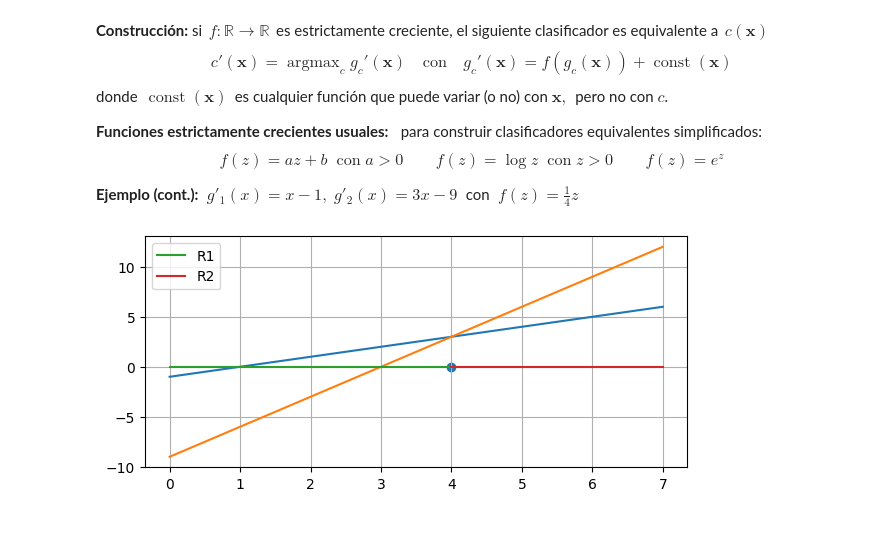
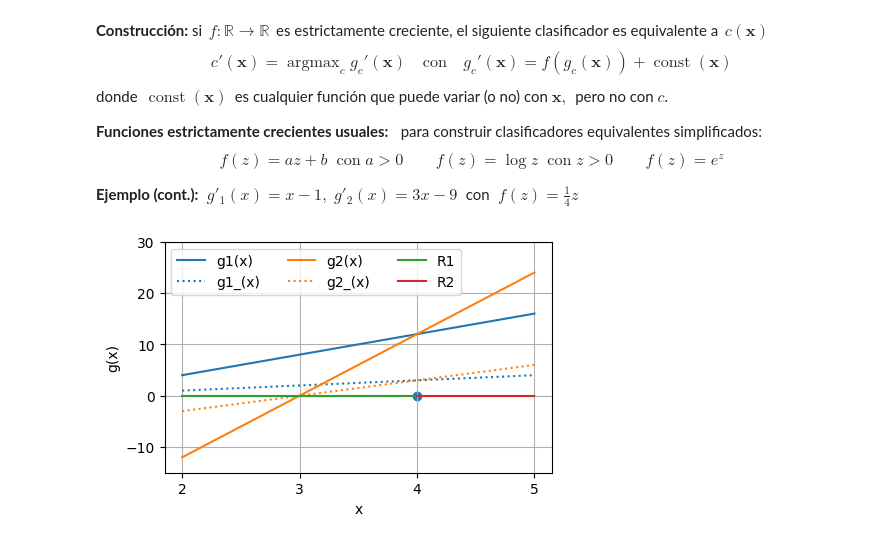
Before and after one commit to jsilvestreUPV/SIN-EPSA, a Jupyter notebook: B2/Teo/T3: Aprendizaje Supervisado: regresión logística/T3.1a Funciones discriminantes.ipynb, the cells around one changed output. Drawn from its saved outputs; the diff is of its cells as text; code cells hidden in the pictures.

```diff
--- a/B2/Teo/T3: Aprendizaje Supervisado: regresión logística/T3.1a Funciones discriminantes.ipynb
+++ b/B2/Teo/T3: Aprendizaje Supervisado: regresión logística/T3.1a Funciones discriminantes.ipynb
@@ -119,14 +127,27 @@ $$f(z)=az+b\;\;\text{con}\;a>0%
 # %%
 import numpy as np
 import matplotlib.pyplot as plt
-g1 = lambda x: x-1
-g2 = lambda x: 3*x-9
-x = np.linspace(0, 7, 2)
-plt.figure(figsize=(7, 3)); plt.grid()
-plt.plot(x, g1(x), x, g2(x))
-plt.scatter(4, 0)
-plt.plot((0, 4), (0, 0), label="R1")
-plt.plot((4, 7), (0, 0), label="R2")
-plt.legend()
+
+# clasificador original:
+g1 = lambda x: 4*x-4
+g2 = lambda x: 12*x-36
+# clasificador equivalente con f(z) = z * 1/4:
+g1_ = lambda x: x-1; # g1_(x) = g1(x)*1/4
+g2_ = lambda x: 3*x-9; # g2_(x) = g2(x)*1/4
+
+x = np.linspace(2, 5, 2);
+plt.figure(figsize=(5, 3));
+plt.grid();
+plt.xlabel("x"); plt.ylabel("g(x)");
+plt.plot(x, g1(x), label="g1(x)", color="tab:blue");
+plt.plot(x, g1_(x), label="g1_(x)", color="tab:blue", linestyle="dotted");
+plt.plot(x, g2(x), label="g2(x)", color="tab:orange");
+plt.plot(x, g2_(x), label="g2_(x)", color="tab:orange", linestyle="dotted");
+plt.scatter(4, 0);
+plt.plot((2, 4), (0, 0), label="R1", color="tab:green");
+plt.plot((4, 5), (0, 0), label="R2", color="tab:red");
+plt.legend(ncols=3)
+plt.xticks([2,3,4,5]);
+plt.ylim(-15,30);
 # %% [output]
-[figure, old version]
+[figure, new version]
```
Also changed, not shown: parts of 3 cells of this notebook, 1 other file.
